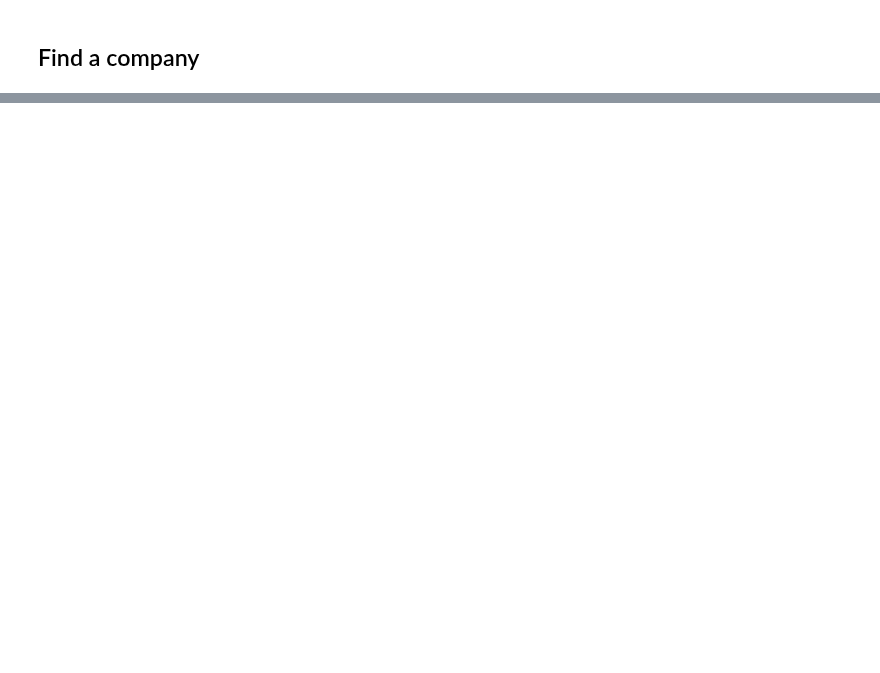
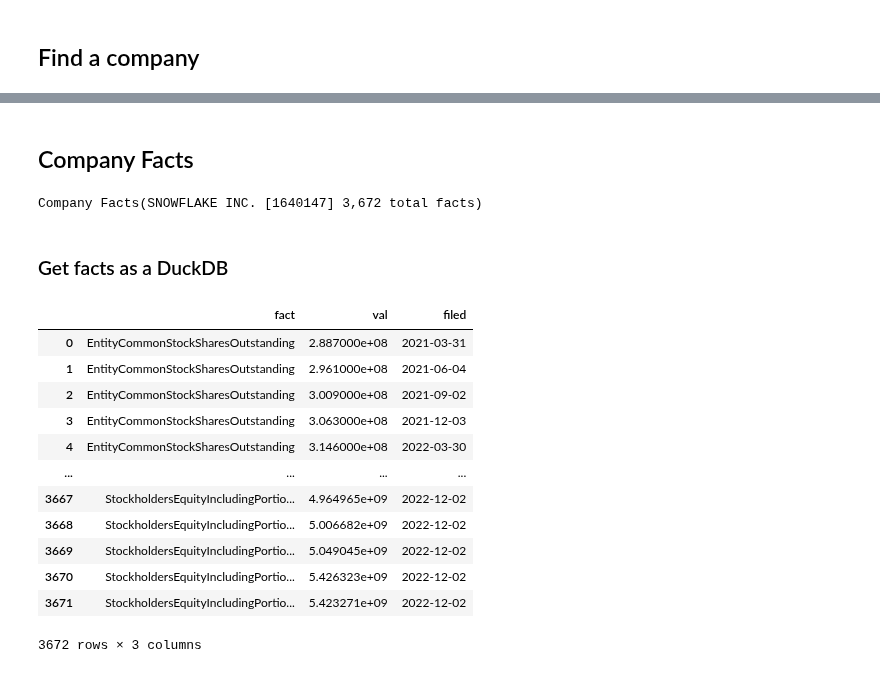
Before and after one commit to dgunning/edgartools, a Jupyter notebook: notebooks/Companies.ipynb, the cells around one changed output, grey strips where cells are left out. Drawn from its saved outputs; the diff is of its cells as text; code cells hidden in the pictures; blank space fills up the shorter version.

```diff
--- a/notebooks/Companies.ipynb
+++ b/notebooks/Companies.ipynb
@@ -23,0 +119,29 @@ Expedia Group, Inc.
+# %% [markdown]
+## Company Facts
+# %%
+facts = snow.get_facts()
+facts
+# %% [output]
+Company Facts(SNOWFLAKE INC. [1640147] 3,672 total facts)
+# %% [markdown]
+### Get facts as a DuckDB
+# %%
+db = snow.get_facts().db()
+# %%
+db.execute(
+"select fact, val, filed from facts"
+).df()
+# %% [output]
+|  | fact | val | filed |
+| 0 | EntityCommonStockSharesOutstanding | 2.887000e+08 | 2021-03-31 |
+| 1 | EntityCommonStockSharesOutstanding | 2.961000e+08 | 2021-06-04 |
+| 2 | EntityCommonStockSharesOutstanding | 3.009000e+08 | 2021-09-02 |
+| 3 | EntityCommonStockSharesOutstanding | 3.063000e+08 | 2021-12-03 |
+| 4 | EntityCommonStockSharesOutstanding | 3.146000e+08 | 2022-03-30 |
+| ... | ... | ... | ... |
+| 3667 | StockholdersEquityIncludingPortio... | 4.964965e+09 | 2022-12-02 |
+| 3668 | StockholdersEquityIncludingPortio... | 5.006682e+09 | 2022-12-02 |
+| 3669 | StockholdersEquityIncludingPortio... | 5.049045e+09 | 2022-12-02 |
+| 3670 | StockholdersEquityIncludingPortio... | 5.426323e+09 | 2022-12-02 |
+| 3671 | StockholdersEquityIncludingPortio... | 5.423271e+09 | 2022-12-02 |
+3672 rows × 3 columns
```
Also changed, not shown: parts of 27 cells of this notebook.
